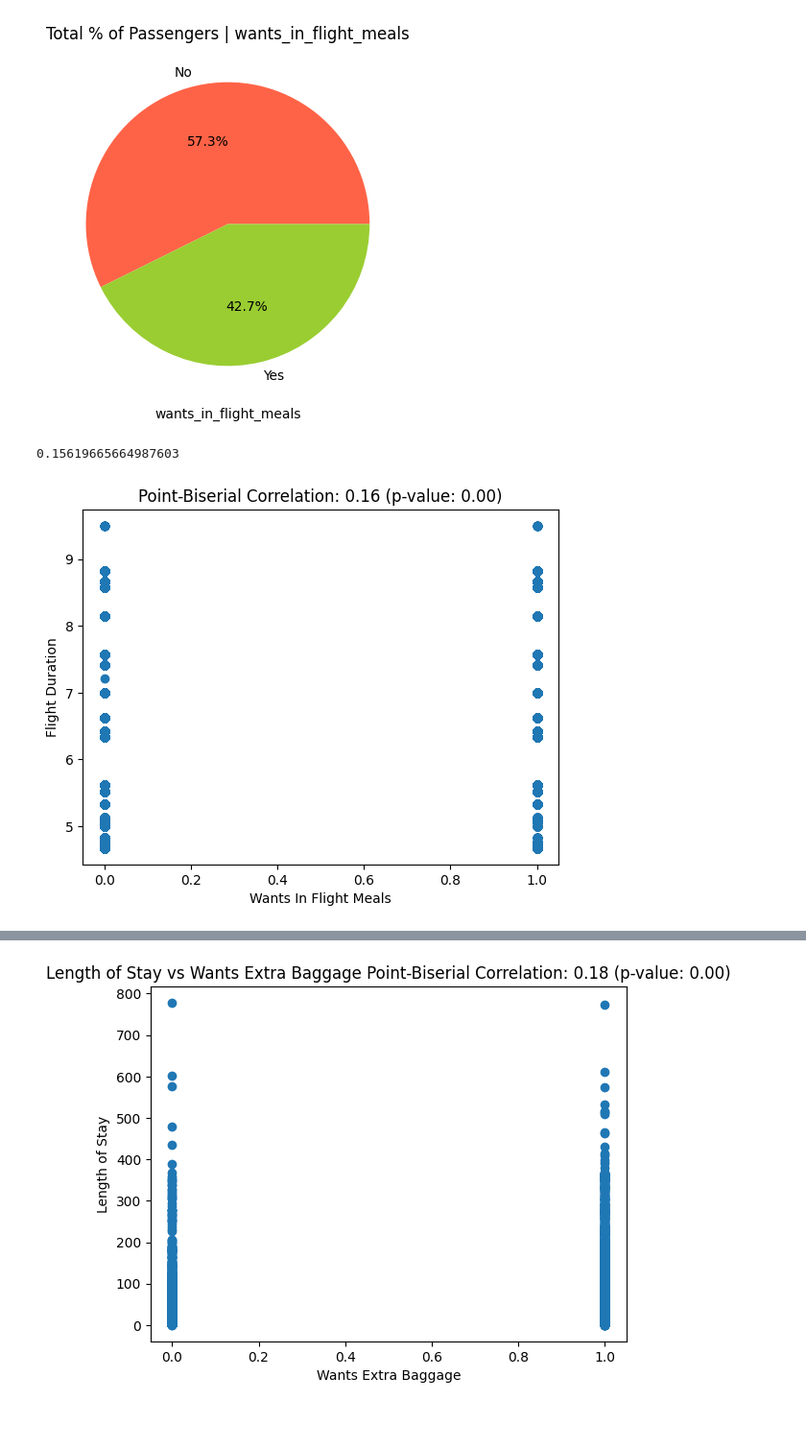
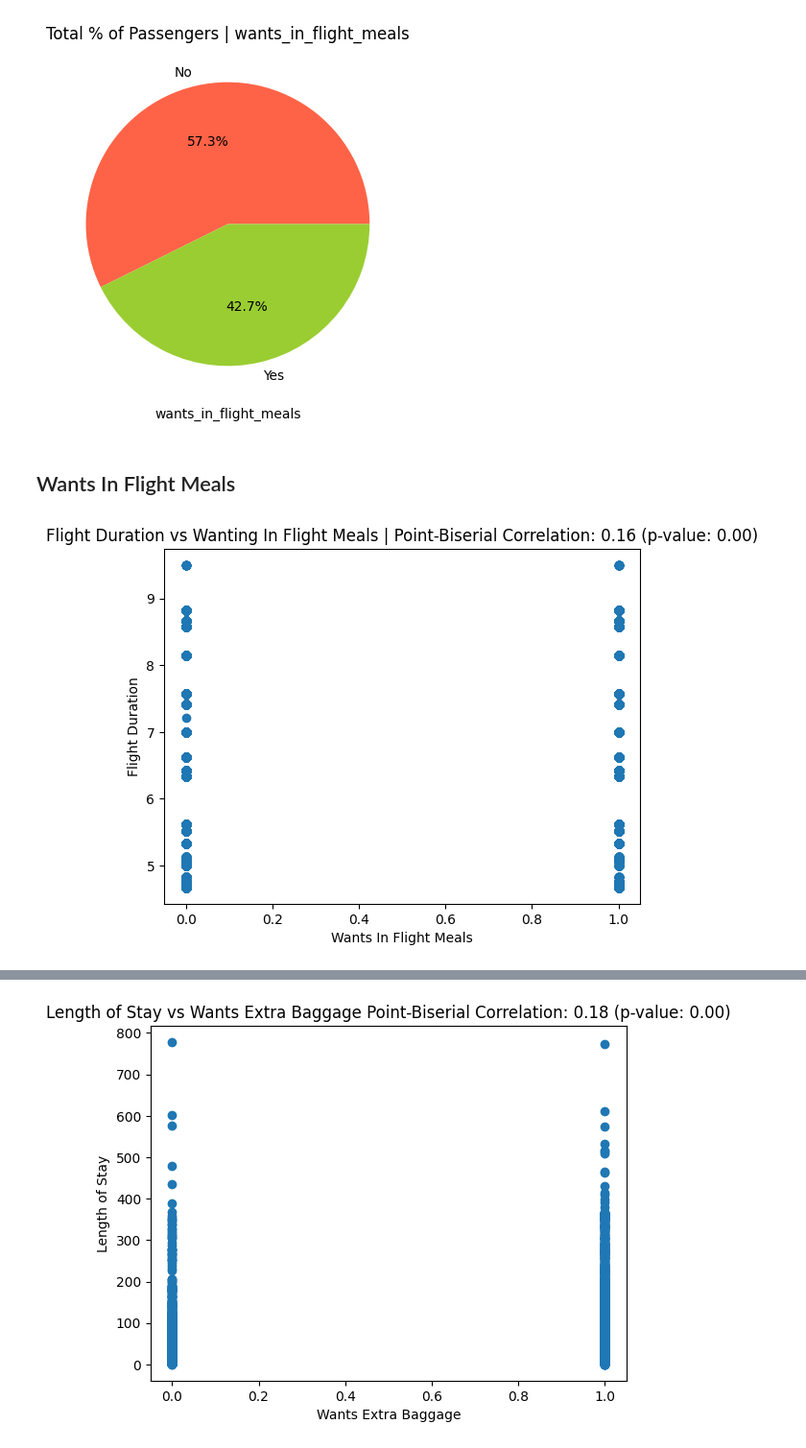
Before and after one commit to qichsia/python, a Jupyter notebook: final_proj/02_data_analysis.ipynb, the cells around one changed output, grey strips where cells are left out. Shown at 96% size. Cells and saved outputs as stored; diff of their text form; code cells hidden in the pictures; blank space fills up the shorter version.

```diff
--- a/final_proj/02_data_analysis.ipynb
+++ b/final_proj/02_data_analysis.ipynb
@@ -302,31 +177,30 @@ for service in services :
 [figure]
 [figure]
 [figure]
-# %%
-df['wants_in_flight_meals'].corr(df['flight_duration'])
-# %% [output]
-0.15619665664987603
+# %% [markdown]
+## Wants In Flight Meals
 # %%
 import numpy as np
 import matplotlib.pyplot as plt
 from scipy import stats
 
 # Calculate the point-biserial correlation
 correlation_coefficient, p_value = stats.pointbiserialr(df['wants_in_flight_meals'], df['flight_duration'])
 
+
 # Create a scatter plot of the data
 plt.scatter(df['wants_in_flight_meals'], df['flight_duration'])
 
 # Add labels and title
 plt.xlabel('Wants In Flight Meals')
 plt.ylabel('Flight Duration')
-plt.title(f'Flight Duration vs Wanting In Flight Meals Point-Biserial Correlation: {correlation_coefficient:.2f} (p-value: {p_value:.2f})')
+plt.title(f'Flight Duration vs Wanting In Flight Meals | Point-Biserial Correlation: {correlation_coefficient:.2f} (p-value: {p_value:.2f})')
 
 # Display the plot
 plt.show()
 
 #weak correlation
 #can also be explained bc the min flight length is 4 hrs, which is relatively long. it might have more correlation if we could compare to flights shorter in length (1-2 hrs)
 #https://statistics.laerd.com/spss-tutorials/point-biserial-correlation-using-spss-statistics.php
 # %% [output]
-[figure, old version]
+[figure, new version]
```
Also changed, not shown: parts of 21 cells of this notebook, 6 other files.
